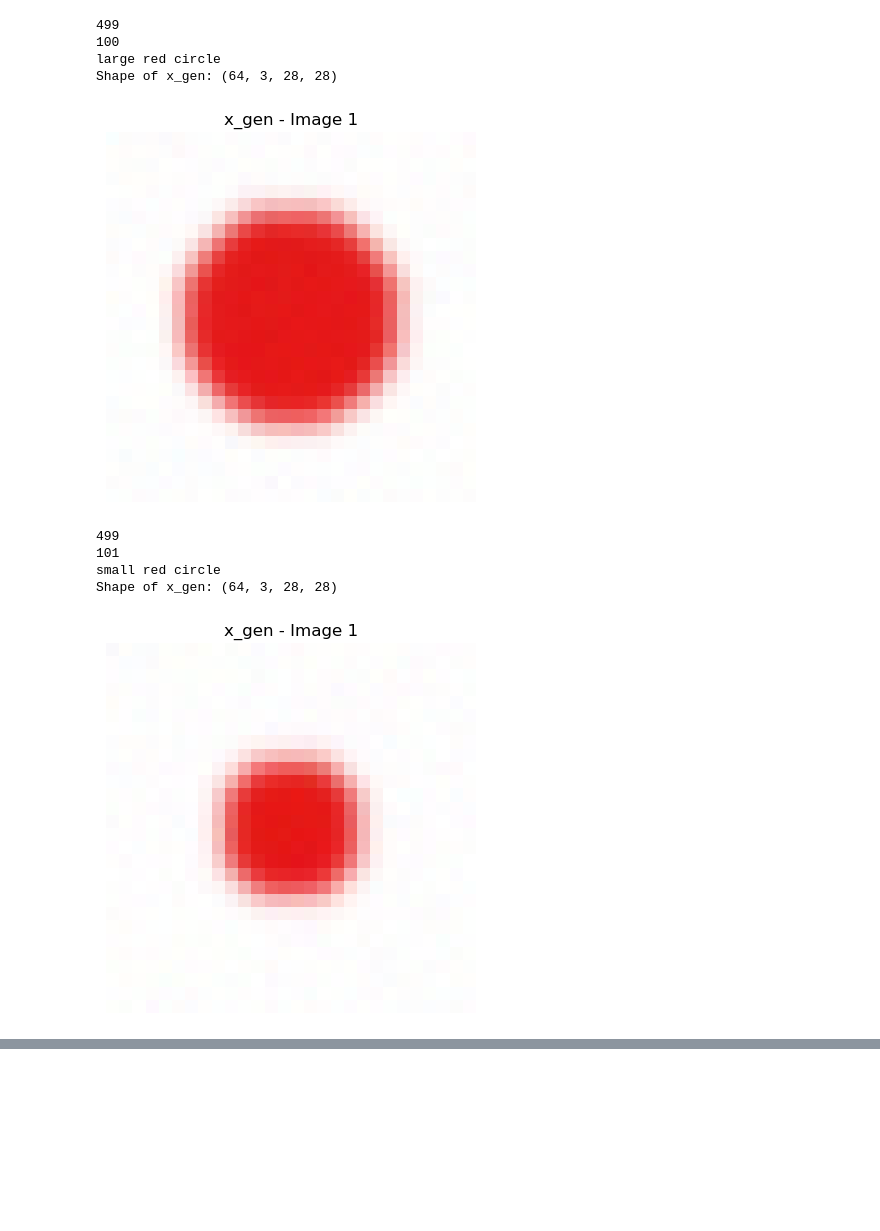
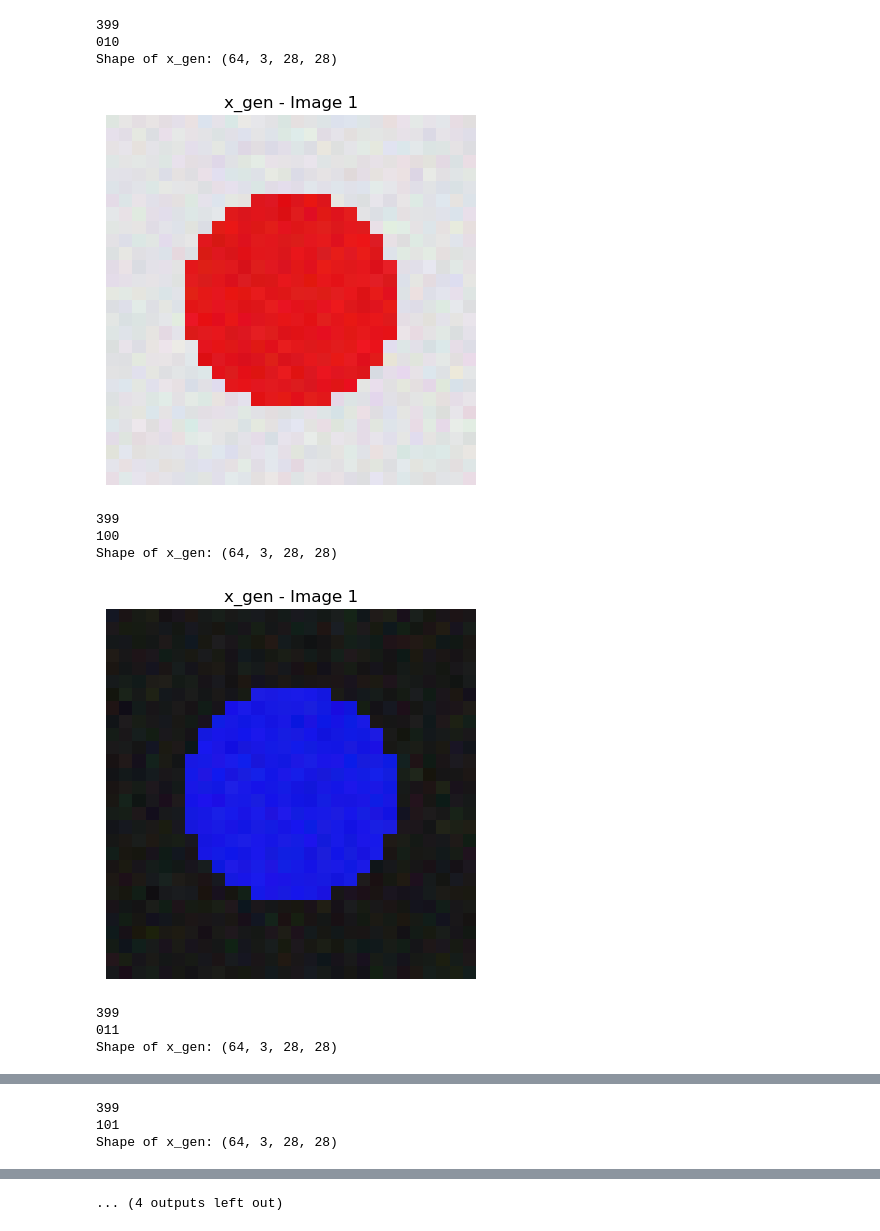
Before and after one commit to JiaweiGe0416/LLM-Understanding, a Jupyter notebook: concept_graphs/test_output.ipynb, the cells around one changed output, grey strips where cells are left out. Saved outputs shown, nothing was run; the diff lists cells and outputs as text; code cells hidden in the pictures; blank space fills up the shorter version.

```diff
--- a/concept_graphs/test_output.ipynb
+++ b/concept_graphs/test_output.ipynb
@@ -11,26 +11,27 @@ import json
 # file_path = '/data2/jiawei/llm-understanding/concept_graphs/output/single-body_2d_3classes/H32-train1/5000_0.4_256_500_200_0.0001_None_1500_2.0_1_more_0.6_triangle/image_001_ep199.npz'
 
 #configs = ['000','001','010','100','110','101','011','111']
-#descrips = ['large red triangle', 'small red triangle', 'large blue triangle', 'large red circle',
-#            'large blue circle', 'small red circle', 'small blue triangle', 'small blue circle']
-configs = ['000','001','100','101']
+descrips = ['white, blue, large', 'white, blue, small', 'white, red, large', 'black, blue, large',
+            'black, red, large', 'black, blue, small', 'white, red, small', 'black, red, small']
+
+configs = ['000','001','010','100','011','101', '110', '111' ]
 descrips = ['large red triangle', 'small red triangle', 'large red circle', 'small red circle']
-seed = 700
-category_config = 'size-shape-inverse-1e-7'
+seed = 0
+category_config = 'size-shape'
 
-folder_path = f"/data2/amanda/LLM-Understanding/concept_graphs/output/single-body_2d_3classes/seed={seed}/H32-train1/{category_config}"
+folder_path = f"/data2/amanda/LLM-Understanding/concept_graphs/output/bg_color_size/seed={seed}/H32-train1/all_1e-4_400eps"
 # %%
 os.makedirs(folder_path, exist_ok=True)
 
-#store_ep = [99, 199, 299, 399, 499]
-store_ep = [499]
+#stored_ep = [99, 199, 299, 399, 499]
+stored_ep = [399]
 
-for ep in store_ep:
+for ep in stored_ep:
 #for ep in [3,4,9]:
     for idx, config in enumerate(configs):
         print(ep)
         print(config)
-        print(descrips[idx])
+        #print(descrips[idx])
         file_path = folder_path + f"/image_{config}_ep{ep}.npz"
 
         # Load the .npz file
@@ -62,7 +63,7 @@ for ep in store_ep:
                 plt.imshow(img)
                 plt.axis('off')
 
-                plt.savefig(f"/data2/amanda/LLM-Understanding/concept_graphs/output/single-body_2d_3classes/seed={seed}/H32-train1/{category_config}/image_{config}_ep{ep}.png", bbox_inches="tight")
+                #plt.savefig(f"/data2/amanda/LLM-Understanding/concept_graphs/output/single-body_2d_3classes/seed={seed}/H32-train1/{category_config}/image_{config}_ep{ep}.png", bbox_inches="tight")
 
         plt.show()
 
@@ -82,10 +81,11 @@ Shape of x_gen: (64, 3, 28, 28)
-499
-100
-large red circle
+399
+010
 Shape of x_gen: (64, 3, 28, 28)
-[figure, old version]
+[figure, new version]
-499
-101
-small red circle
+399
+100
 Shape of x_gen: (64, 3, 28, 28)
-[figure, old version]
+[figure, new version]
+399
+011
+Shape of x_gen: (64, 3, 28, 28)
@@ -91,0 +93,3 @@ Shape of x_gen: (64, 3, 28, 28)
+399
+101
+Shape of x_gen: (64, 3, 28, 28)
@@ -91,0 +97 @@ Shape of x_gen: (64, 3, 28, 28)
+... (4 outputs left out)
```
Also changed, not shown: parts of 10 cells of this notebook, 33 other files.
